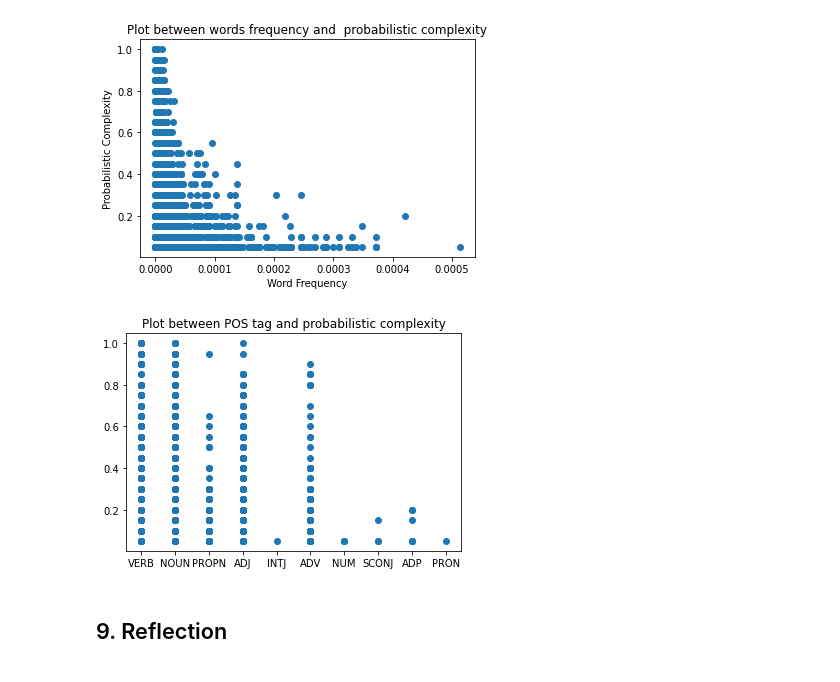
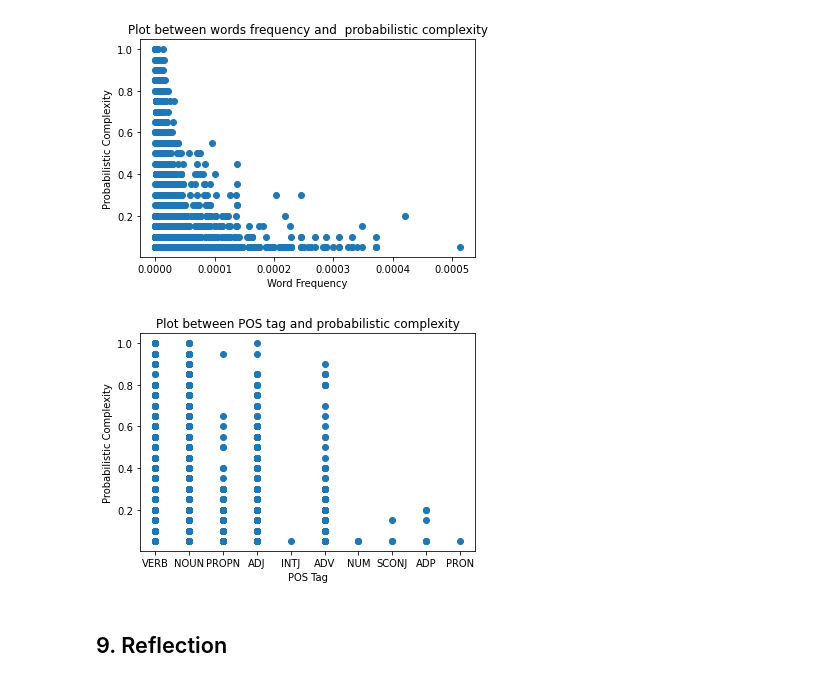
Before and after one commit to Caesar-blip/NLP, a Jupyter notebook: Ass1_PartB.ipynb, the cells around one changed output. Saved outputs shown, nothing was run; the diff lists cells and outputs as text; code cells hidden in the pictures.

```diff
--- a/Ass1_PartB.ipynb
+++ b/Ass1_PartB.ipynb
@@ -179,9 +182,11 @@ plt.show()
 # %%
 plt.scatter(np.array(postags).T[0], np.array(postags).T[1].astype('float'))
 plt.title("Plot between POS tag and probabilistic complexity")
+plt.xlabel("POS Tag")
+plt.ylabel("Probabilistic Complexity")
 plt.show()
 # %% [output]
-[figure, old version]
+[figure, new version]
 # %% [markdown]
 ## 9. Reflection
 # %% [markdown]
```
Also changed, not shown: parts of 4 cells of this notebook, 1 other file.
